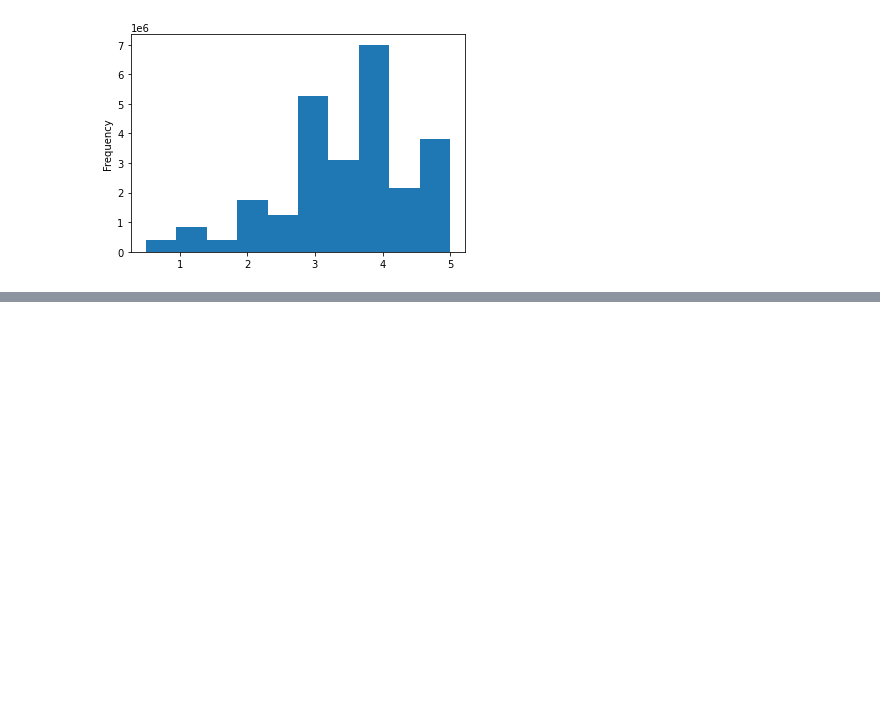
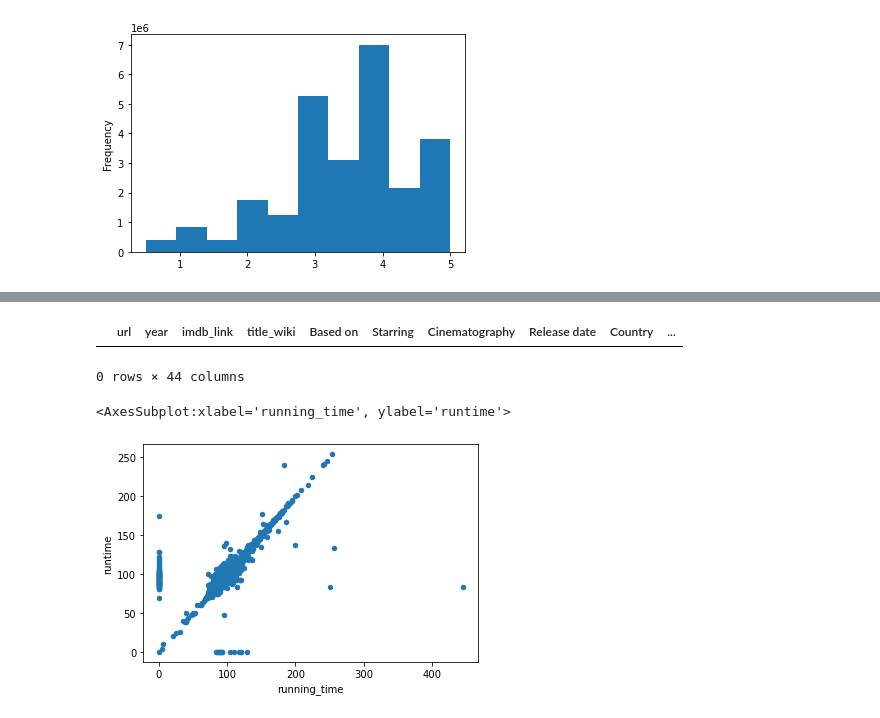
Before and after one commit to secicciari/Movies_ETL, a Jupyter notebook: movie_data.ipynb, the cells around one changed output, grey strips where cells are left out. Cells and saved outputs as stored; diff of their text form; code cells hidden in the pictures; blank space fills up the shorter version.

Commit message:
merged IMDb and Wiki data files

```diff
--- a/movie_data.ipynb
+++ b/movie_data.ipynb
@@ -709,3 +709,5 @@ min                     0.50
 max                     5.00
 Name: rating, dtype: float64
 [figure]
+# %%
+movies_df = pd.merge(wiki_movies_df, kaggle_metadata, on='imdb_id', suffixes=['_wiki','_kaggle'])
@@ -711,0 +741,16 @@ Name: rating, dtype: float64
+# %%
+# Show any rows where title_kaggle is empty
+movies_df[(movies_df['title_kaggle'] == '') | (movies_df['title_kaggle'].isnull())]
+# %% [output]
+|  | url | year | imdb_link | title_wiki | Based on | Starring | Cinematography | Release date | Country | ... |
+0 rows × 44 columns
+# %%
+#fill in missing values with zero and make the scatter plot
+movies_df.fillna(0).plot(x='running_time', y='runtime', kind='scatter')
+#Notice that there are more data points on the origin of the Y axis than on the origin of the X axis.
+#Since the X axis is Wikipedia and the Y axis is Kaggle, this means there are more missing entries in the Wikipedia data set than in the Kaggle data set.
+#Also, most of the runtimes are pretty close to each other but the Wikipedia data has some outliers, so the Kaggle data is probably a better choice here.
+#However, we can also see from the scatter plot that there are movies where Kaggle has 0 for the runtime but Wikipedia has data, so we'll fill in the gaps with Wikipedia data.
+# %% [output]
+<AxesSubplot:xlabel='running_time', ylabel='runtime'>
+[figure, added]
```
Also changed, not shown: parts of 23 cells of this notebook.
